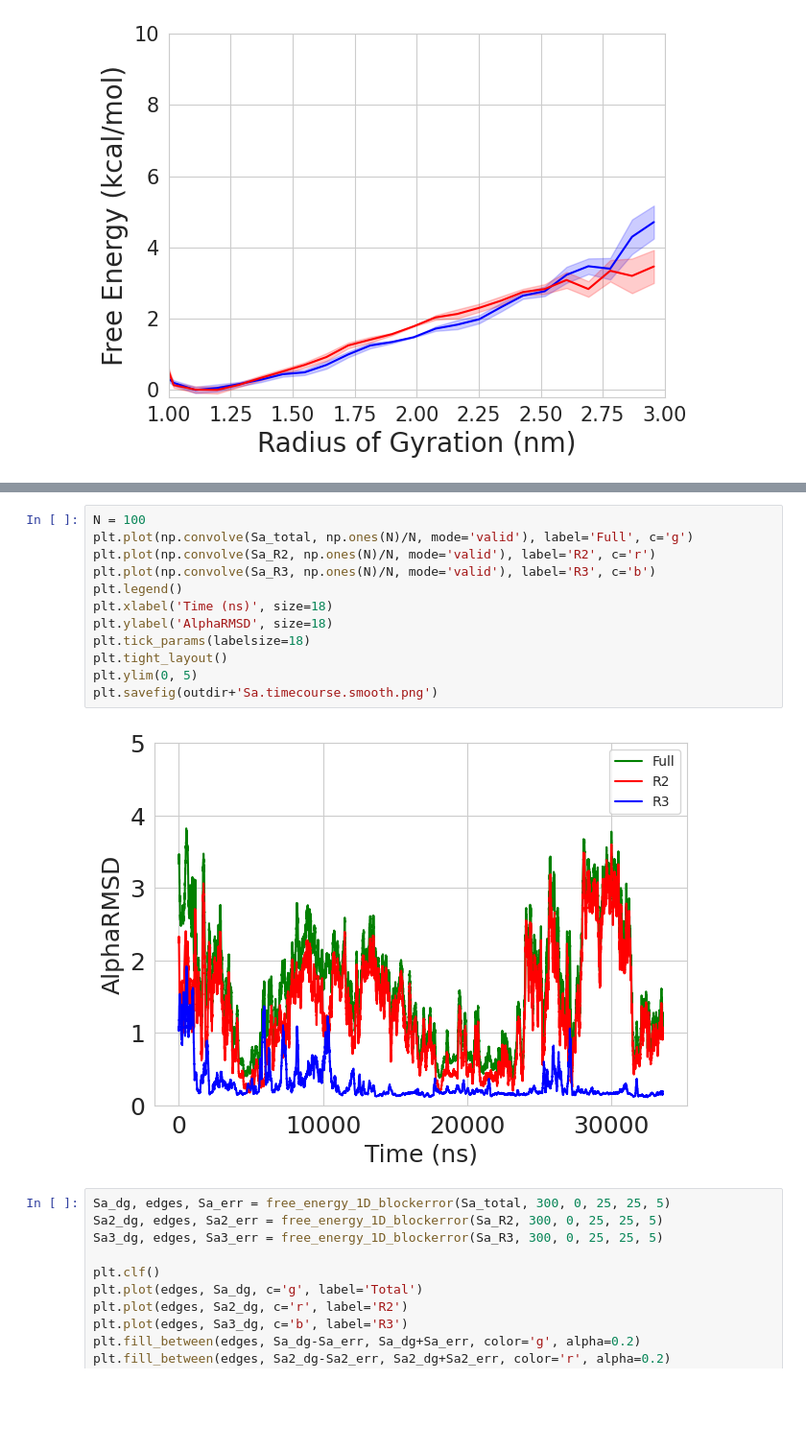
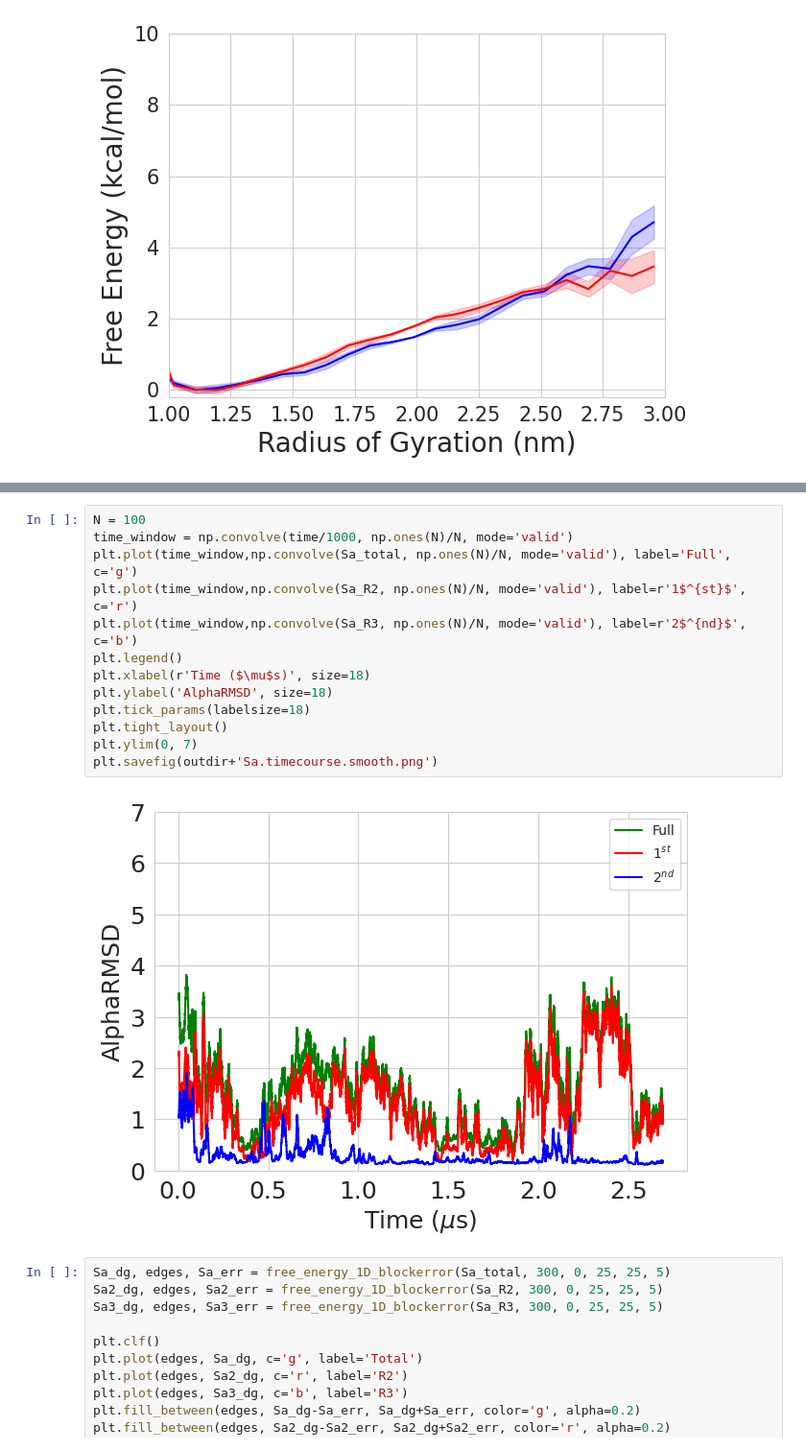
Before and after one commit to koreyr/16HD_FUS, a Jupyter notebook: hdFUS/Reid_FUS0.43_16hd.20221005.ipynb, the cells around one changed output, grey strips where cells are left out. Shown at 96% size. Saved outputs shown, nothing was run; the diff lists cells and outputs as text; blank space fills up the shorter version.

```diff
--- a/hdFUS/Reid_FUS0.43_16hd.20221005.ipynb
+++ b/hdFUS/Reid_FUS0.43_16hd.20221005.ipynb
@@ -402,17 +402,18 @@ AlphaRMSD: 1.605 +_ 0.125
 # %%
 N = 100
-plt.plot(np.convolve(Sa_total, np.ones(N)/N, mode='valid'), label='Full', c='g')
-plt.plot(np.convolve(Sa_R2, np.ones(N)/N, mode='valid'), label='R2', c='r')
-plt.plot(np.convolve(Sa_R3, np.ones(N)/N, mode='valid'), label='R3', c='b')
+time_window = np.convolve(time/1000, np.ones(N)/N, mode='valid')
+plt.plot(time_window,np.convolve(Sa_total, np.ones(N)/N, mode='valid'), label='Full', c='g')
+plt.plot(time_window,np.convolve(Sa_R2, np.ones(N)/N, mode='valid'), label=r'1$^{st}$', c='r')
+plt.plot(time_window,np.convolve(Sa_R3, np.ones(N)/N, mode='valid'), label=r'2$^{nd}$', c='b')
 plt.legend()
-plt.xlabel('Time (ns)', size=18)
+plt.xlabel(r'Time ($\mu$s)', size=18)
 plt.ylabel('AlphaRMSD', size=18)
 plt.tick_params(labelsize=18)
 plt.tight_layout()
-plt.ylim(0, 5)
+plt.ylim(0, 7)
 plt.savefig(outdir+'Sa.timecourse.smooth.png')
 # %% [output]
-[figure, old version]
+[figure, new version]
 # %%
 Sa_dg, edges, Sa_err = free_energy_1D_blockerror(Sa_total, 300, 0, 25, 25, 5)
 Sa2_dg, edges, Sa2_err = free_energy_1D_blockerror(Sa_R2, 300, 0, 25, 25, 5)
```
Also changed, not shown: parts of 21 cells of this notebook, 48 other files.
